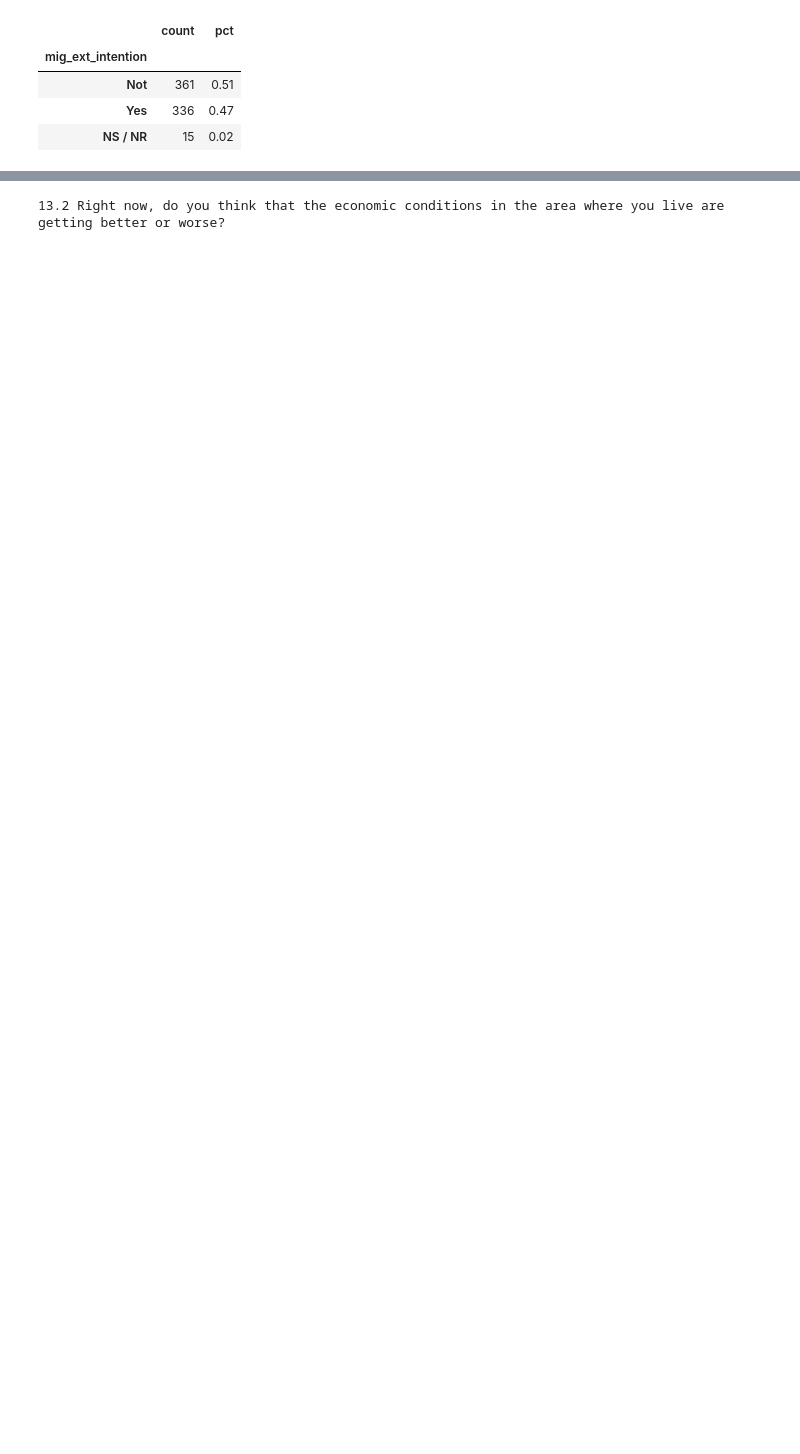
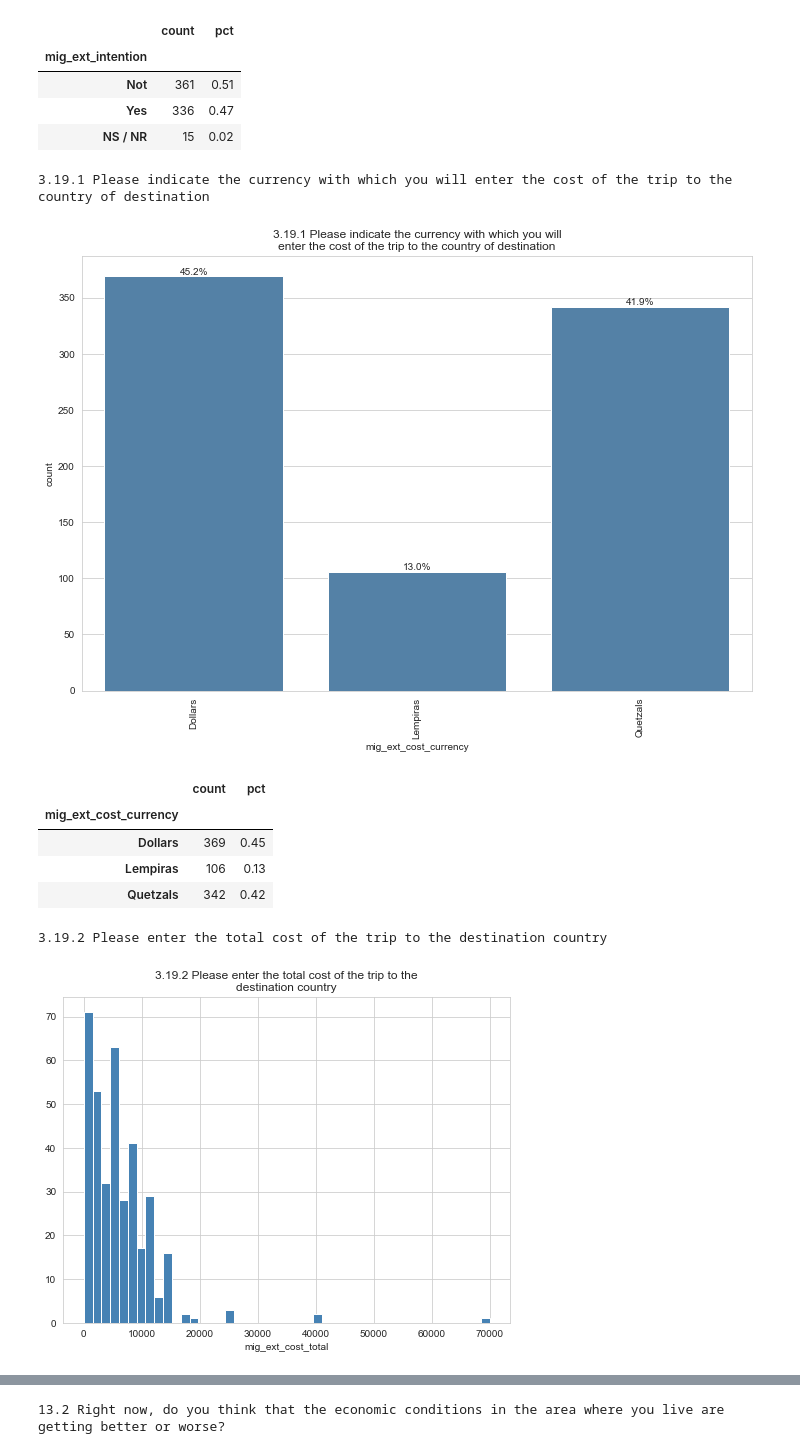
Before and after one commit to andreaariasaa/StoryViz, a Jupyter notebook: DataAnalysis/playing_with_data.ipynb, the cells around one changed output, grey strips where cells are left out. Saved outputs shown, nothing was run; the diff lists cells and outputs as text; code cells hidden in the pictures; blank space fills up the shorter version.

```diff
--- a/DataAnalysis/playing_with_data.ipynb
+++ b/DataAnalysis/playing_with_data.ipynb
@@ -150,3 +179,19 @@ plot_data(new_df, 'mig_ext_intention')
 | Not | 361 | 0.51 |
 | Yes | 336 | 0.47 |
 | NS / NR | 15 | 0.02 |
+# %%
+plot_data(ext_df, 'mig_ext_cost_currency')
+
+new_df = narrow_data(ext_df, 'mig_ext_cost_currency', 'Dollars')
+
+plot_data(new_df, 'mig_ext_cost_total')
+# %% [output]
+3.19.1 Please indicate the currency with which you will enter the cost of the trip to the country of destination
+[figure, added]
+|  | count | pct |
+| mig_ext_cost_currency |  |  |
+| Dollars | 369 | 0.45 |
+| Lempiras | 106 | 0.13 |
+| Quetzals | 342 | 0.42 |
+3.19.2 Please enter the total cost of the trip to the destination country
+[figure, added]
```
Also changed, not shown: parts of 6 cells of this notebook, 9 other files.
